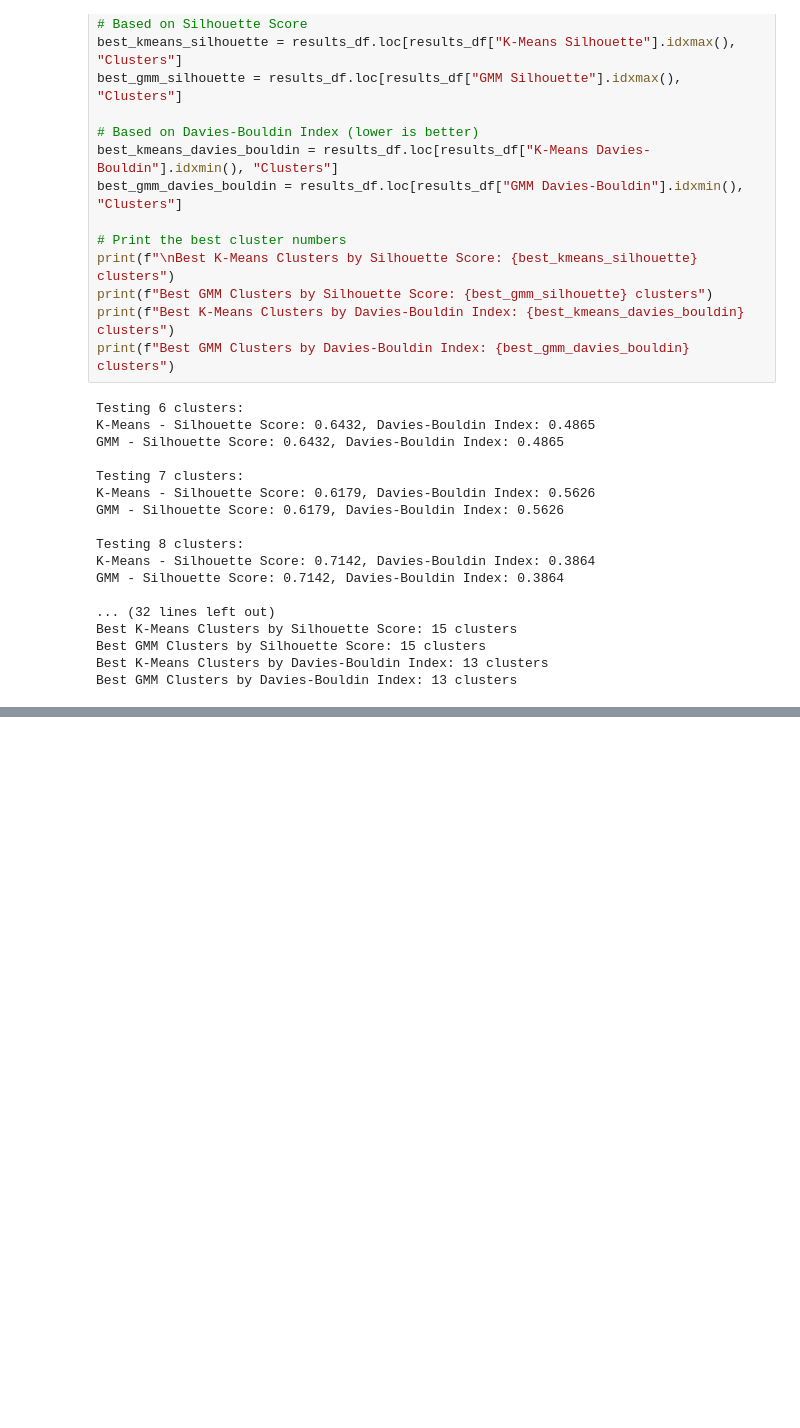
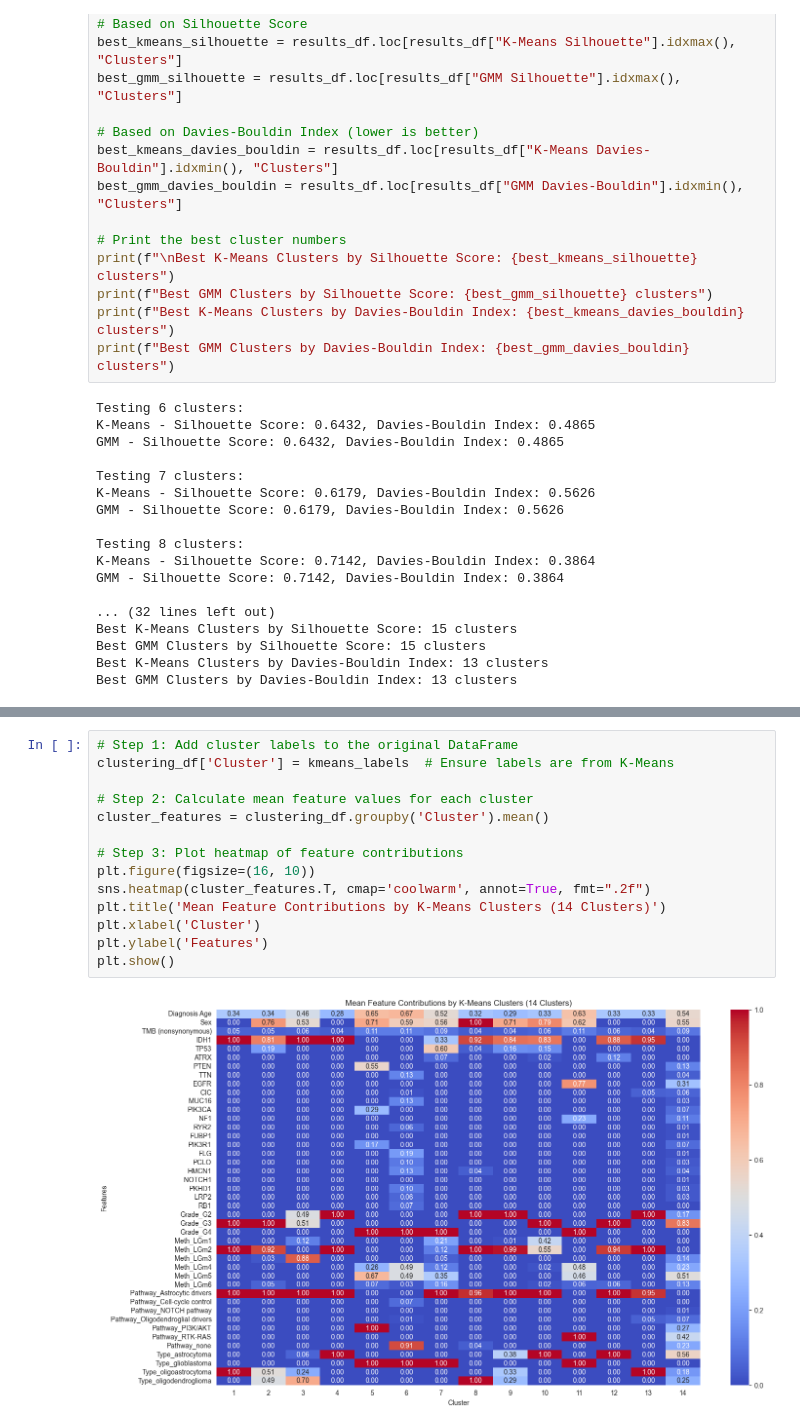
Before and after one commit to GalinaGl/CAS_ADS_2024, a Jupyter notebook: Final project/Data/Final_project_GGlousker.ipynb, the cells around one changed output, grey strips where cells are left out. Cells and saved outputs as stored; diff of their text form; blank space fills up the shorter version.

```diff
--- a/Final project/Data/Final_project_GGlousker.ipynb
+++ b/Final project/Data/Final_project_GGlousker.ipynb
@@ -2729,0 +2777,16 @@ Best GMM Clusters by Davies-Bouldin Index: 13 clusters
+# %%
+# Step 1: Add cluster labels to the original DataFrame
+clustering_df['Cluster'] = kmeans_labels  # Ensure labels are from K-Means
+
+# Step 2: Calculate mean feature values for each cluster
+cluster_features = clustering_df.groupby('Cluster').mean()
+
+# Step 3: Plot heatmap of feature contributions
+plt.figure(figsize=(16, 10))
+sns.heatmap(cluster_features.T, cmap='coolwarm', annot=True, fmt=".2f")
+plt.title('Mean Feature Contributions by K-Means Clusters (14 Clusters)')
+plt.xlabel('Cluster')
+plt.ylabel('Features')
+plt.show()
+# %% [output]
+[figure, added]
```
Also changed, not shown: parts of 15 cells of this notebook, 2 other files.
